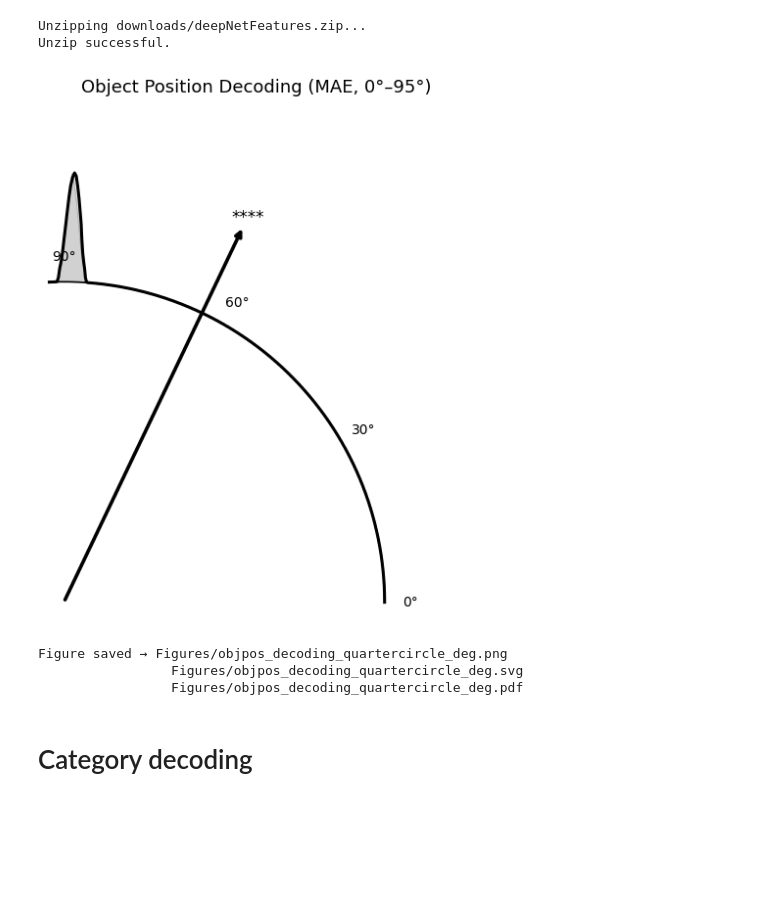
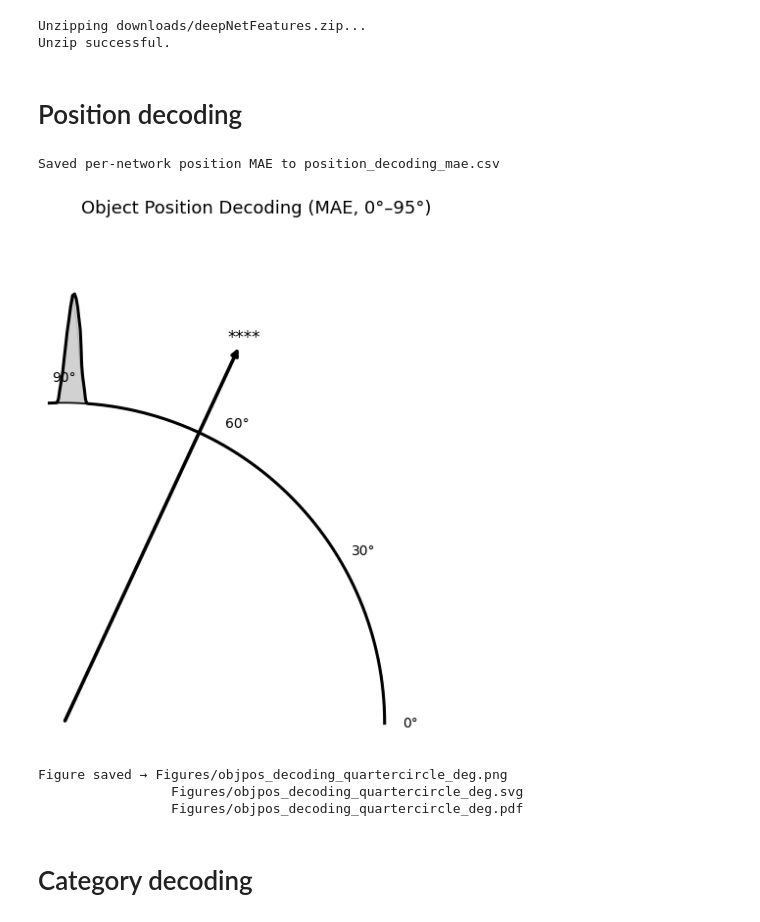
Before and after one commit to jobellet/Dynamics-of-Visual-Representations-in-a-Macaque-Ventrolateral-Prefrontal-Cortex, a Jupyter notebook: DNN_low_pass_info.ipynb, the cells around one changed output. Drawn from its saved outputs; the diff is of its cells as text; code cells hidden in the pictures; blank space fills up the shorter version.

```diff
--- a/DNN_low_pass_info.ipynb
+++ b/DNN_low_pass_info.ipynb
@@ -238,6 +238,8 @@ if dnn_zip_downloaded:
 # %% [output]
 Unzipping downloads/deepNetFeatures.zip...
 Unzip successful.
+# %% [markdown]
+# Position decoding
 # %%
 import os, re, pickle
 from pathlib import Path, PurePath
@@ -470,10 +472,22 @@ if dnn_zip_downloaded:
         perm_mae_dnn = np.array([]); mae_dnn = np.nan; err_per_trial = np.array([])
     else:
         pred_angles_all = Parallel(n_jobs=-1, backend="loky")(
-            delayed(predict_angles)(f, meta, y_target, categories) # Removed 'n' from predict_angles call
+            delayed(predict_angles)(f, meta, y_target, categories)
             for n, f in feat_files
         )
         pred_angles_all = np.vstack(pred_angles_all)  # n_nets × n_trials
+
+        # --- NEW: Save per-network Position MAE ---
+        net_names = [n for n, f in feat_files]
+        net_maes = []
+        for i, net_name in enumerate(net_names):
+            net_err = np.abs(circ_diff(pred_angles_all[i], true_angle))
+            net_maes.append({'network': net_name, 'position_mae': net_err.mean()})
+
+        pd.DataFrame(net_maes).to_csv("position_decoding_mae.csv", index=False)
+        print("Saved per-network position MAE to position_decoding_mae.csv")
+        # ------------------------------------------
+
         avg_cos = np.cos(pred_angles_all).mean(axis=0)
         avg_sin = np.sin(pred_angles_all).mean(axis=0)
         avg_pred_angle = np.arctan2(avg_sin, avg_cos)
@@ -483,7 +497,7 @@ if dnn_zip_downloaded:
 
         mae_dnn = err_per_trial.mean()
 
-        N_PERM = 10_000 # Define N_PERM here as it's only needed for DNN now
+        N_PERM = 10_000
         perm_mae_dnn = np.empty(N_PERM, dtype=np.float64)
         rng = np.random.default_rng(123)
         for i in range(N_PERM):
@@ -505,37 +519,38 @@ quartercircle_axes(ax, R=1.0, theta_max=THETA_MAX)
 
 # KDE bumps — DNN: black
 draw_kde_bump(ax, perm_mae_dnn, R=1.0, height=0.34,
                 color="black", alpha_fill=0.18, lw=2.2, z=3, theta_max=THETA_MAX)
 
 
 # Observed MAE rays — clip angle to 95° so arrows stay inside the panel
 eps = np.deg2rad(0.25)
 thD = np.clip(mae_dnn, 0.0, THETA_MAX - eps)
 ax.annotate("", xy=((1.0 + 0.30) * np.cos(thD), (1.0 + 0.30) * np.sin(thD)),
             xytext=(0, 0),
             arrowprops=dict(arrowstyle='-|>', lw=2.6, color=DNN_COLOR),
             zorder=6)
 s = p_to_stars(p_dnn)
 if s:
     ax.text((1.0 + 0.33) * np.cos(thD), (1.0 + 0.33) * np.sin(thD),
             s, ha='center', va='center', fontsize=12, color=DNN_COLOR, zorder=7)
 
 
 ax.set_title("Object Position Decoding (MAE, 0°–95°)", pad=10, fontsize=13)
 
 out_png = FIG_DIR / "objpos_decoding_quartercircle_deg.png"
 out_svg = FIG_DIR / "objpos_decoding_quartercircle_deg.svg"
 out_pdf = FIG_DIR / "objpos_decoding_quartercircle_deg.pdf"
 fig.savefig(out_png, dpi=300, bbox_inches="tight")
 fig.savefig(out_svg, bbox_inches="tight")
 fig.savefig(out_pdf, bbox_inches="tight")
 plt.show()
 print(f"Figure saved → {out_png}\n                 {out_svg}\n                 {out_pdf}")
 # %% [output]
+Saved per-network position MAE to position_decoding_mae.csv
-[figure, old version]
+[figure, new version]
-Figure saved → Figures/objpos_decoding_quartercircle_deg.png
-                 Figures/objpos_decoding_quartercircle_deg.svg
-                 Figures/objpos_decoding_quartercircle_deg.pdf
+Figure saved → Figures/objpos_decoding_quartercircle_deg.png
+                 Figures/objpos_decoding_quartercircle_deg.svg
+                 Figures/objpos_decoding_quartercircle_deg.pdf
 # %% [markdown]
 # Category decoding
 # %%
```
Also changed, not shown: parts of 2 cells of this notebook.
